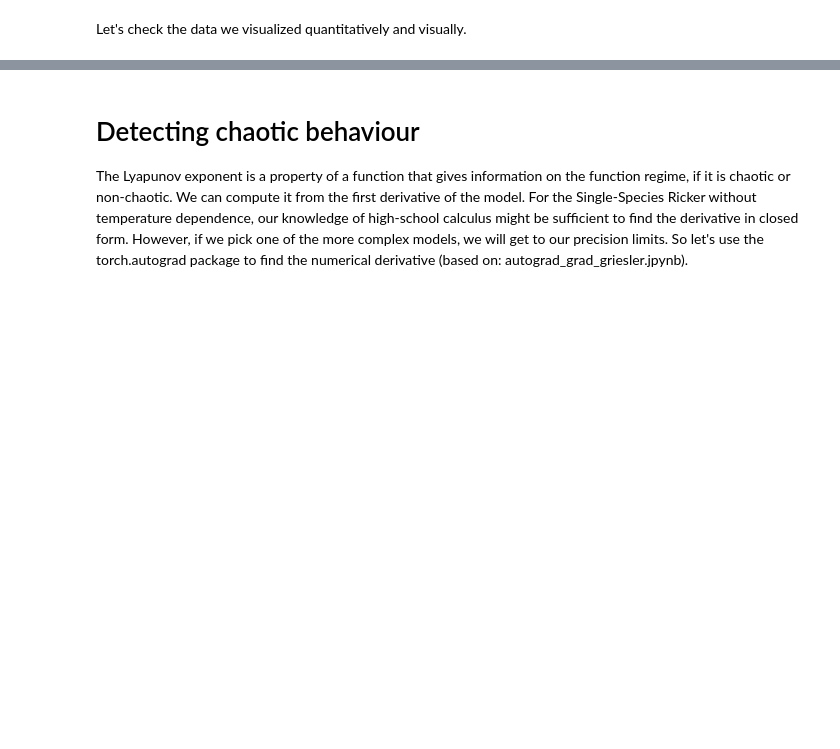
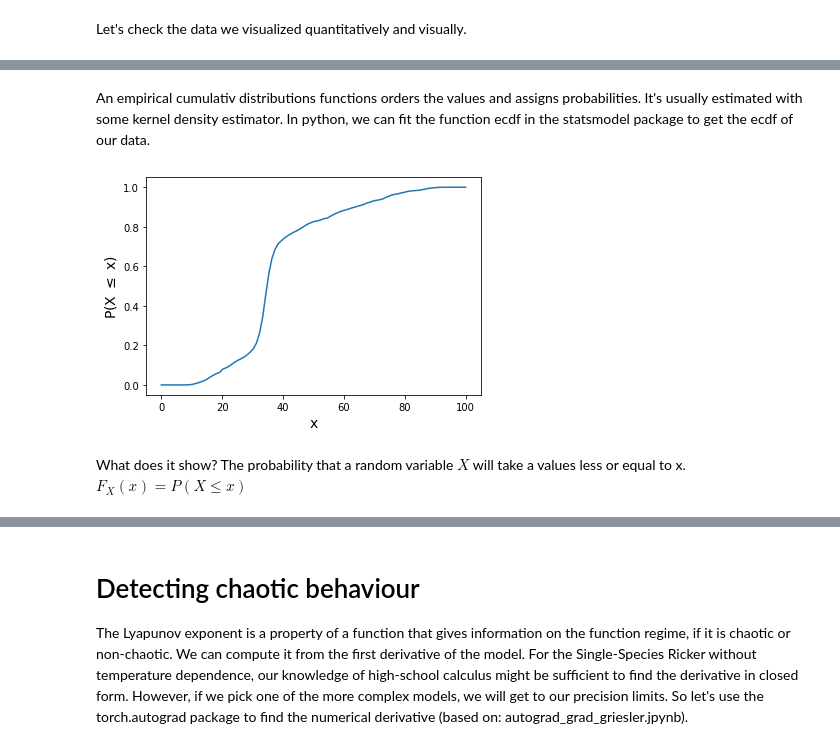
Before and after one commit to MWesselkamp/Ricker, a Jupyter notebook: Population_dynamics.ipynb, the cells around one changed output, grey strips where cells are left out. Cells and saved outputs as stored; diff of their text form; code cells hidden in the pictures; blank space fills up the shorter version.

```diff
--- a/Population_dynamics.ipynb
+++ b/Population_dynamics.ipynb
@@ -41,0 +74,21 @@ fig.show()
+# %% [markdown]
+An empirical cumulativ distributions functions orders the values and assigns probabilities. It's usually estimated with some kernel density estimator. In python, we can fit the function ecdf in the statsmodel package to get the ecdf of our data.
+# %%
+from statsmodels.distributions.empirical_distribution import ECDF
+
+ecdf = ECDF(x.flatten())
+x_probs = ecdf(x_values)
+
+fig = plt.figure()
+ax = fig.add_subplot()
+plt.plot(x_values, x_probs)
+#plt.plot(ecdf.x, ecdf.y)
+ax.set_xlabel('x', size=14)
+ax.set_ylabel('P(X $\leq$ x)', size=14)
+fig.show()
+#ecdf.y
+# %% [output]
+[figure, added]
+# %% [markdown]
+What does it show? The probability that a random variable $X$ will take a values less or equal to x.
+$F_X(x) = P(X \leq x)$
```
Also changed, not shown: parts of 7 cells of this notebook, 1 other file.
